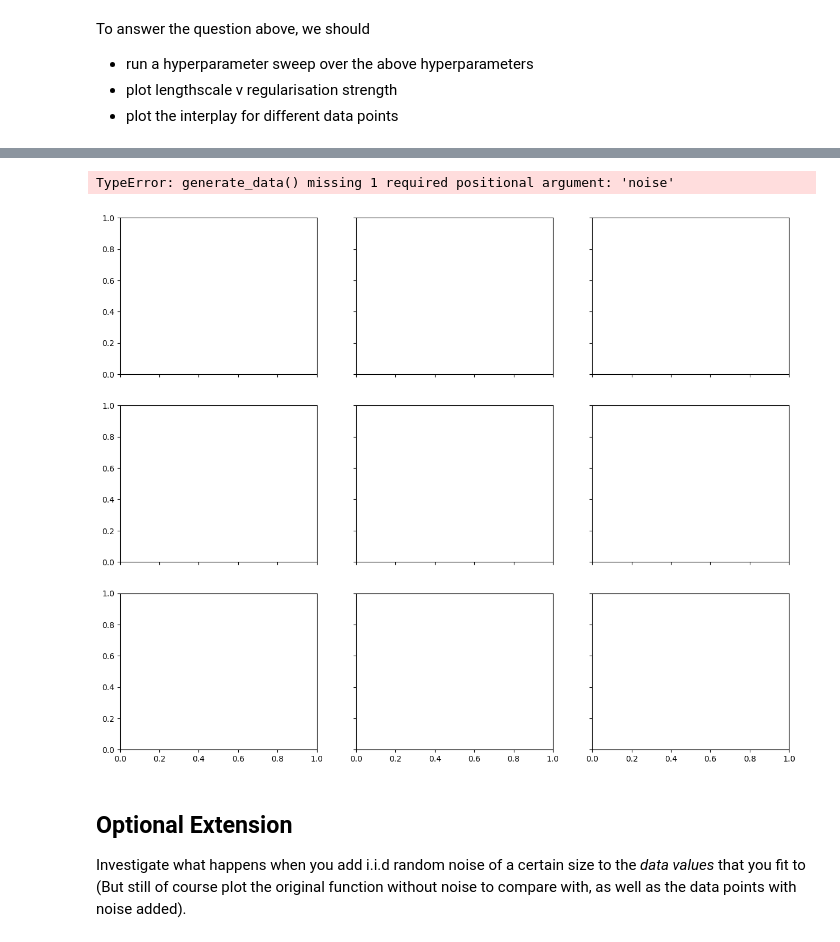
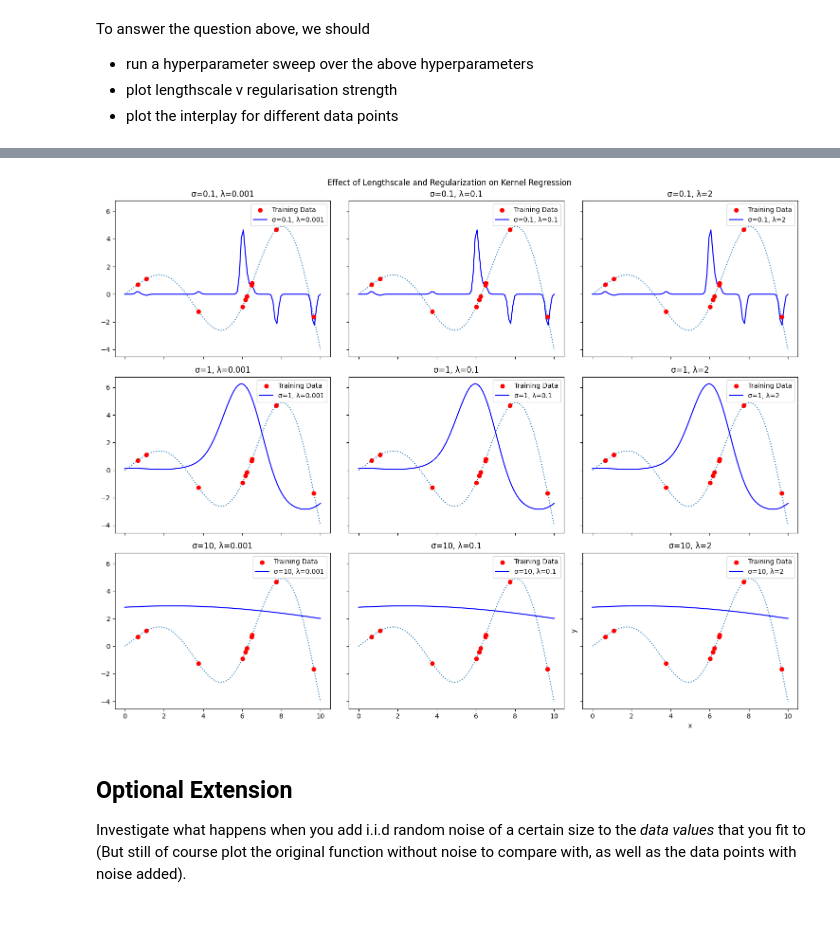
Before and after one commit to macaswalker/MatsAndMols_projects, a Jupyter notebook: _Project 3_ solubility.ipynb, the cells around one changed output, grey strips where cells are left out. Saved outputs shown, nothing was run; the diff lists cells and outputs as text; code cells hidden in the pictures.

```diff
--- a/_Project 3_ solubility.ipynb
+++ b/_Project 3_ solubility.ipynb
@@ -26,10 +26,10 @@ from matplotlib.pyplot import *
 def f(x):
     return np.sin(x)*np.exp(x/5)
 
-xx = np.linspace(0,10, 100)
-yy = f(xx)
+x_values = np.linspace(0,10, 100)
+y_values = f(x_values)
 
-plot(xx, yy)
+plot(x_values, y_values)
 # %% [output]
 [<matplotlib.lines.Line2D at 0x...>]
 [figure]
@@ -40,10 +40,10 @@ import random
 n = 10 # number of points
 
 random.seed(42069)
-x = np.random.random(n)*n
-y = f(x)
+x_train = np.random.random(n)*n
+y_train = f(x_train)
 
-plot(xx, yy, ':')
-plot(x, y, 'ro')
+plot(x_values, y_values, ':')
+plot(x_train, y_train, 'ro')
 # %% [output]
 [<matplotlib.lines.Line2D at 0x...>]
@@ -143,46 +176,52 @@ To answer the question above, we should
 # %%
 import matplotlib.pyplot as plt
+import random
 
-# Function to generate synthetic data
+n= 10
+
+xx = np.linspace(0,10,100)
+yy = f(xx)
+
+x = np.random.random(n)*n
+y = f(x)
+
+# Function to number of 'test' points
 def generate_data(n_points, noise, func):
-    np.random.seed(42)  # For reproducibility
-    x = np.linspace(0, 10, n_points)
-    y = np.zeros_like(x)
-    y = func(x[i]) for i in range(n_points)
+    np.random.seed(8008)  # For reproducibility
+    x = np.random.random(n_points)*n_points
+    y = func(x)
     return x, y
 
 # Define parameter ranges
 sig_values = [0.1, 1, 10]
 lam_values = [0.001, 0.1, 2]
 n_values = [5, 10, 20]
 
-noise = 0
+noise = 0 # We are initially setting our noise to 0
 
-# Generate test points
-x_test = np.linspace(0, 10, 100)
 
 # Plot results for different parameter combinations
 fig, axes = plt.subplots(len(sig_values), len(lam_values), figsize=(15, 12), sharex=True, sharey=True)
 
 for i, sig in enumerate(sig_values):
     for j, lam in enumerate(lam_values):
-        x_train, y_train = generate_data(n_values[-1], noise)  # Use max n initially
+        x, y = generate_data(10, 0, f)
         y_pred = kernel_regression(xx, x, sig, lam, f)
 
         ax = axes[i, j]
-        ax.scatter(x_train, y_train, color='red', label="Training Data", zorder=3)
-        ax.plot(x_test, y_pred, label=f"σ={sig}, λ={lam}", color='blue', zorder=2)
+        ax.plot(xx, yy, ':')
+        ax.scatter(x, y, color='red', label="Training Data", zorder=3)
+        ax.plot(xx, y_pred, label=f"σ={sig}, λ={lam}", color='blue', zorder=2)
         ax.set_title(f"σ={sig}, λ={lam}")
         ax.legend()
 
 plt.xlabel("x")
 plt.ylabel("y")
 plt.suptitle("Effect of Lengthscale and Regularization on Kernel Regression")
 plt.tight_layout()
 plt.show()
 # %% [output]
-TypeError: generate_data() missing 1 required positional argument: 'noise'
-[figure, old version]
+[figure, new version]
 # %% [markdown]
 Optional Extension
 ----
```
Also changed, not shown: parts of 7 cells of this notebook.
